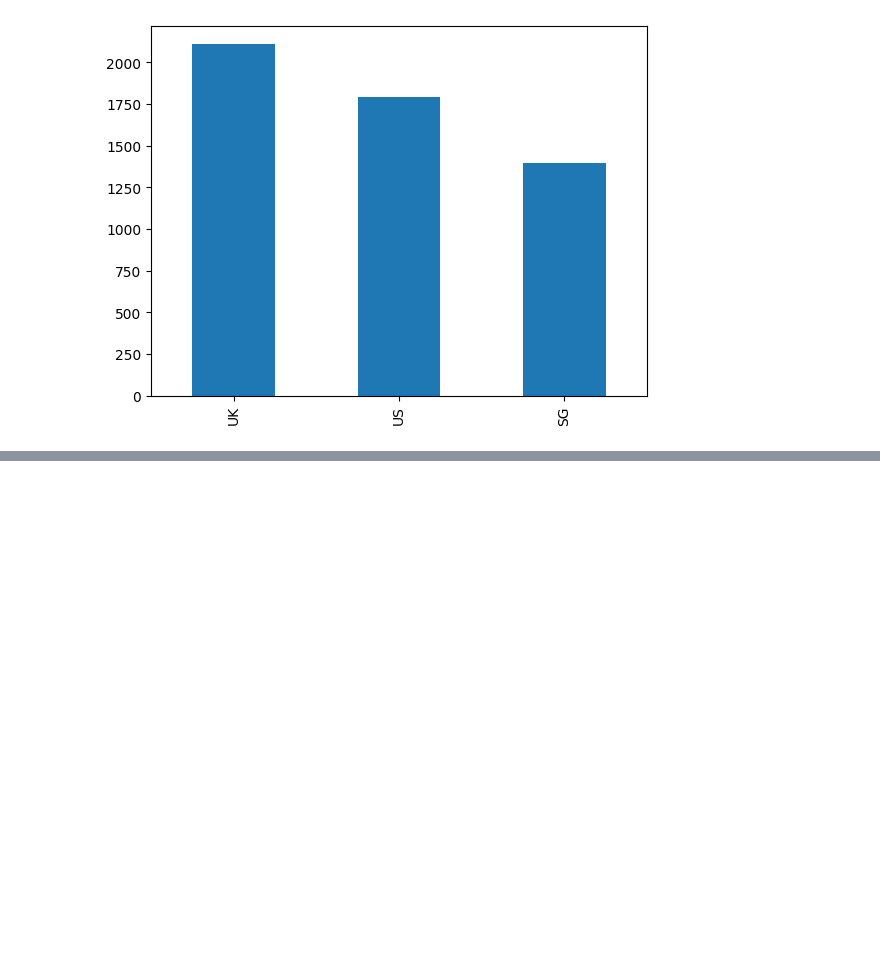
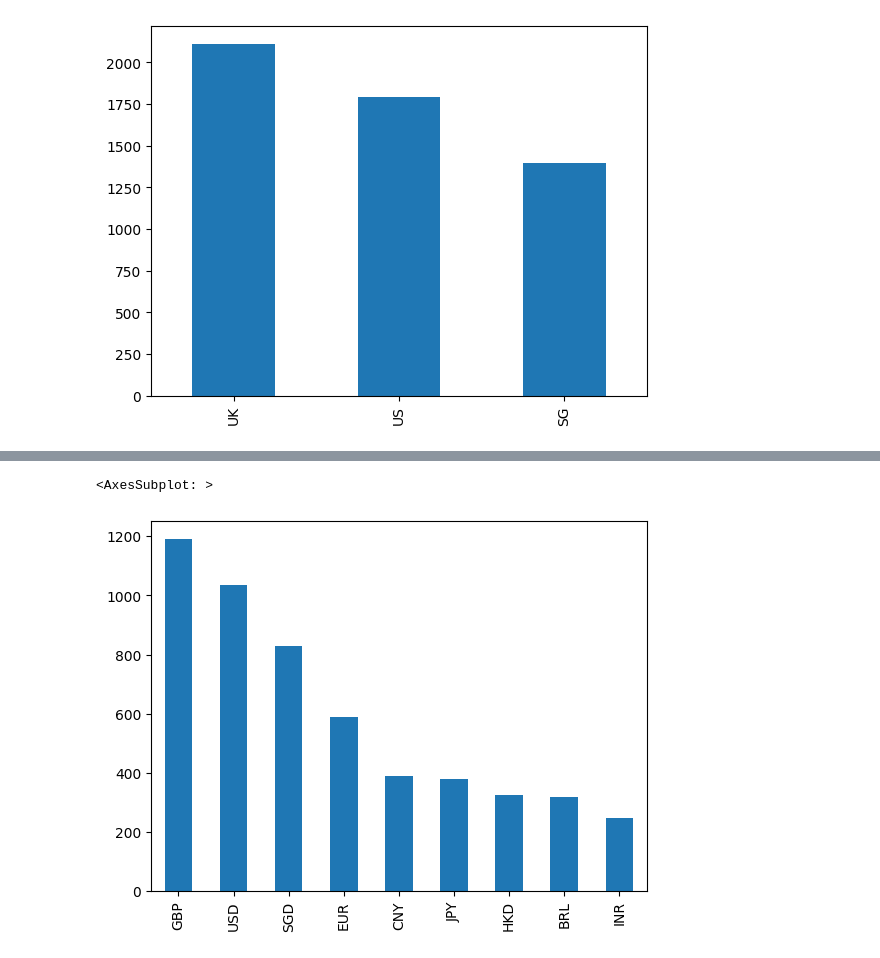
Before and after one commit to bhavesh-chainani/fraud_detection, a Jupyter notebook: silent_eight.ipynb, the cells around one changed output, grey strips where cells are left out. Saved outputs shown, nothing was run; the diff lists cells and outputs as text; code cells hidden in the pictures; blank space fills up the shorter version.

```diff
--- a/silent_eight.ipynb
+++ b/silent_eight.ipynb
@@ -85,0 +110,6 @@ data.customer_country.value_counts().plot(kind='bar')
+# %%
+#plot type of currency
+data.ccy.value_counts().plot(kind='bar')
+# %% [output]
+<AxesSubplot: >
+[figure, added]
```
Also changed, not shown: parts of 31 cells of this notebook, 1 other file.
